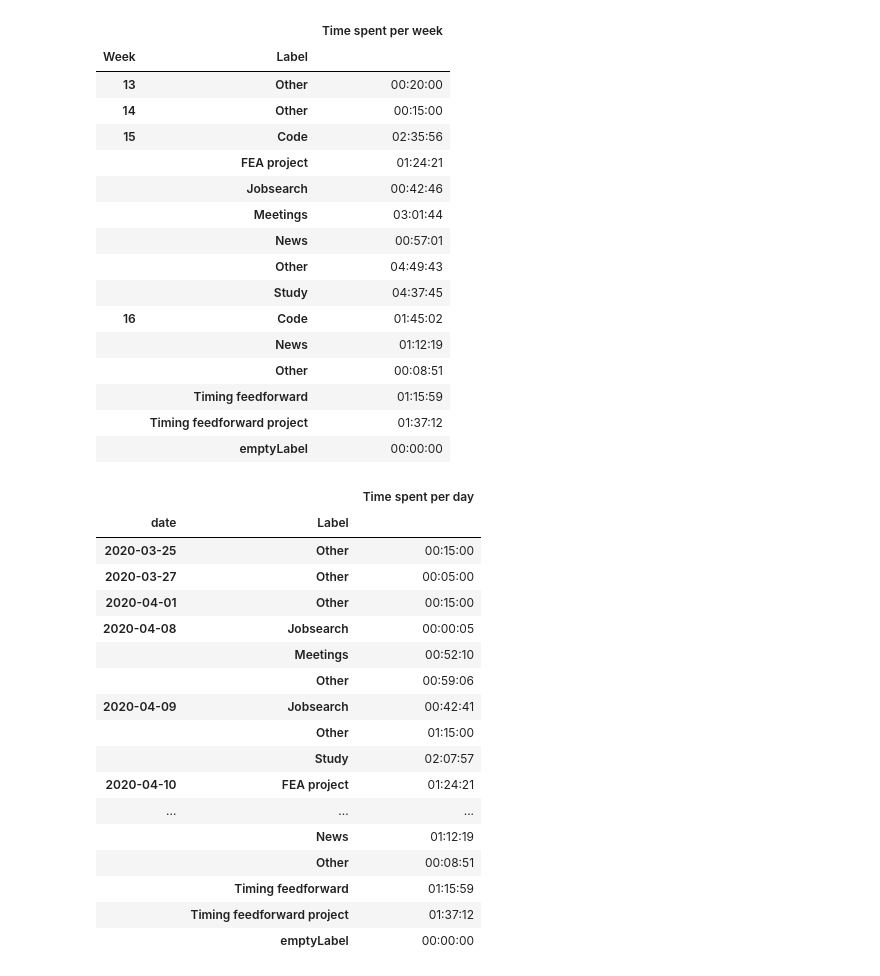
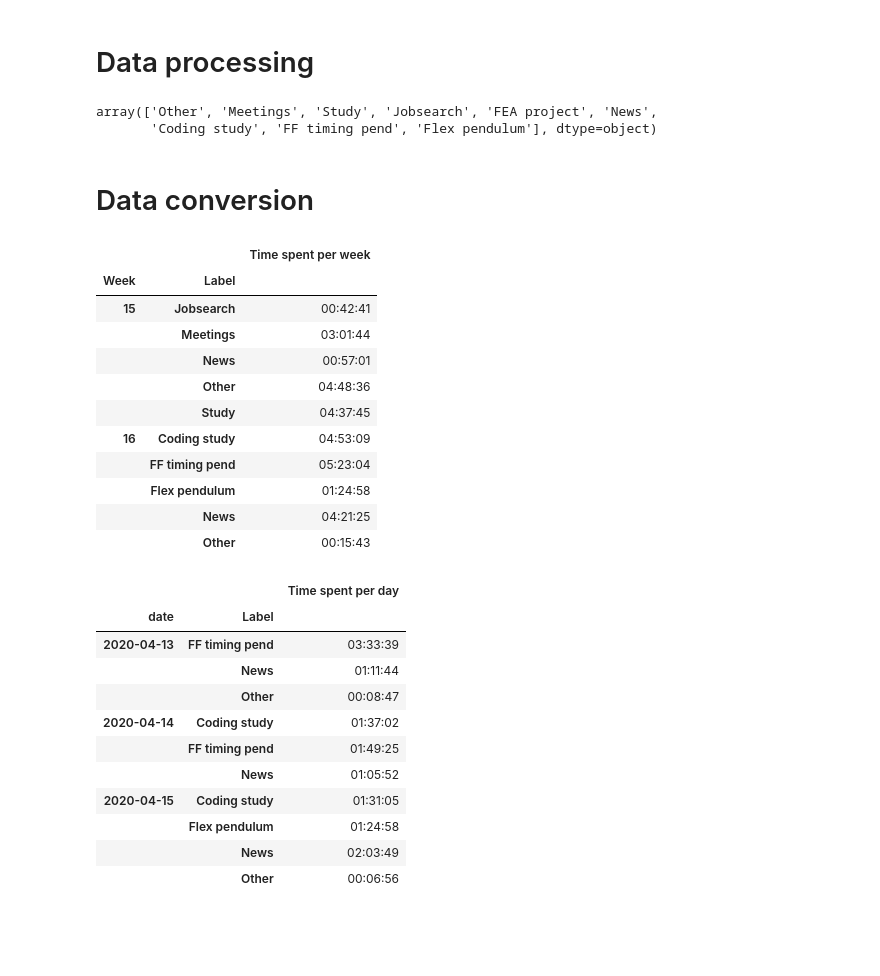
Before and after one commit to tlmohren/Task_timer, a Jupyter notebook: analyze_task_log.ipynb, the cells around one changed output. Cells and saved outputs as stored; diff of their text form; code cells hidden in the pictures; blank space fills up the shorter version.

Commit message:
data processing labels merge, visualize w color label dict

```diff
--- a/analyze_task_log.ipynb
+++ b/analyze_task_log.ipynb
@@ -25,3 +34,31 @@ df.tail()
+# %% [markdown]
+# Data processing
+# %%
+# remove any task shorter than 1 minute, it's probably a test
+bool_short_duration = df['Duration (s)'] < 60
+df = df[~bool_short_duration]
+
+
+# standardize labels
+change_labels = ['Timing feedforward','Timing feedforward project','FFtiming pend','Timing feedforw']
+goal_label = 'FF timing pend'
+for change_label in change_labels:
+    bool_label = df['Label'] != change_label
+    df['Label'] = df['Label'].where(bool_label, goal_label )
+
+
+change_labels = ['Code']
+goal_label = 'Coding study'
+for change_label in change_labels:
+    bool_label = df['Label'] != change_label
+    df['Label'] = df['Label'].where(bool_label, goal_label )
+
+df['Label'].unique()
+# %% [output]
+array(['Other', 'Meetings', 'Study', 'Jobsearch', 'FEA project', 'News',
+       'Coding study', 'FF timing pend', 'Flex pendulum'], dtype=object)
+# %% [markdown]
+ # Data conversion
 # %%
 df['date'] = pd.to_datetime(df['date'] )
 df['Duration (hh:mm:ss)'] = pd.to_timedelta(df['Duration (s)'],'s')
@@ -32,46 +69,36 @@ df_week = df.groupby(['Week','Label',]).sum()
 df_week['Time spent per week'] = pd.to_timedelta(df_week['Duration (s)'],'s')
 df_week =df_week.drop( ['Duration (s)'],axis=1)
 df_week
+df_week.tail(10)
 # %% [output]
 |  |  | Time spent per week |
 | Week | Label |  |
-| 13 | Other | 00:20:00 |
-| 14 | Other | 00:15:00 |
-| 15 | Code | 02:35:56 |
-|  | FEA project | 01:24:21 |
-|  | Jobsearch | 00:42:46 |
+| 15 | Jobsearch | 00:42:41 |
 |  | Meetings | 03:01:44 |
 |  | News | 00:57:01 |
-|  | Other | 04:49:43 |
+|  | Other | 04:48:36 |
 |  | Study | 04:37:45 |
-| 16 | Code | 01:45:02 |
-|  | News | 01:12:19 |
-|  | Other | 00:08:51 |
-|  | Timing feedforward | 01:15:59 |
-|  | Timing feedforward project | 01:37:12 |
-|  | emptyLabel | 00:00:00 |
+| 16 | Coding study | 04:53:09 |
+|  | FF timing pend | 05:23:04 |
+|  | Flex pendulum | 01:24:58 |
+|  | News | 04:21:25 |
+|  | Other | 00:15:43 |
 # %%
 df_day = df.groupby(['date','Label',]).sum()
 df_day['Time spent per day'] = pd.to_timedelta(df_day['Duration (s)'],'s')
 df_day =df_day.drop( ['Duration (s)'],axis=1)
-df_day
+df_day.tail(10)
 # %% [output]
 |  |  | Time spent per day |
 | date | Label |  |
-| 2020-03-25 | Other | 00:15:00 |
-| 2020-03-27 | Other | 00:05:00 |
-| 2020-04-01 | Other | 00:15:00 |
-| 2020-04-08 | Jobsearch | 00:00:05 |
-|  | Meetings | 00:52:10 |
-|  | Other | 00:59:06 |
-| 2020-04-09 | Jobsearch | 00:42:41 |
-|  | Other | 01:15:00 |
-|  | Study | 02:07:57 |
-| 2020-04-10 | FEA project | 01:24:21 |
-| ... | ... | ... |
-|  | News | 01:12:19 |
-|  | Other | 00:08:51 |
-|  | Timing feedforward | 01:15:59 |
-|  | Timing feedforward project | 01:37:12 |
-|  | emptyLabel | 00:00:00 |
+| 2020-04-13 | FF timing pend | 03:33:39 |
+|  | News | 01:11:44 |
+|  | Other | 00:08:47 |
+| 2020-04-14 | Coding study | 01:37:02 |
+|  | FF timing pend | 01:49:25 |
+|  | News | 01:05:52 |
+| 2020-04-15 | Coding study | 01:31:05 |
+|  | Flex pendulum | 01:24:58 |
+|  | News | 02:03:49 |
+|  | Other | 00:06:56 |
 # %%
```
Also changed, not shown: parts of 15 cells of this notebook, 3 other files.
